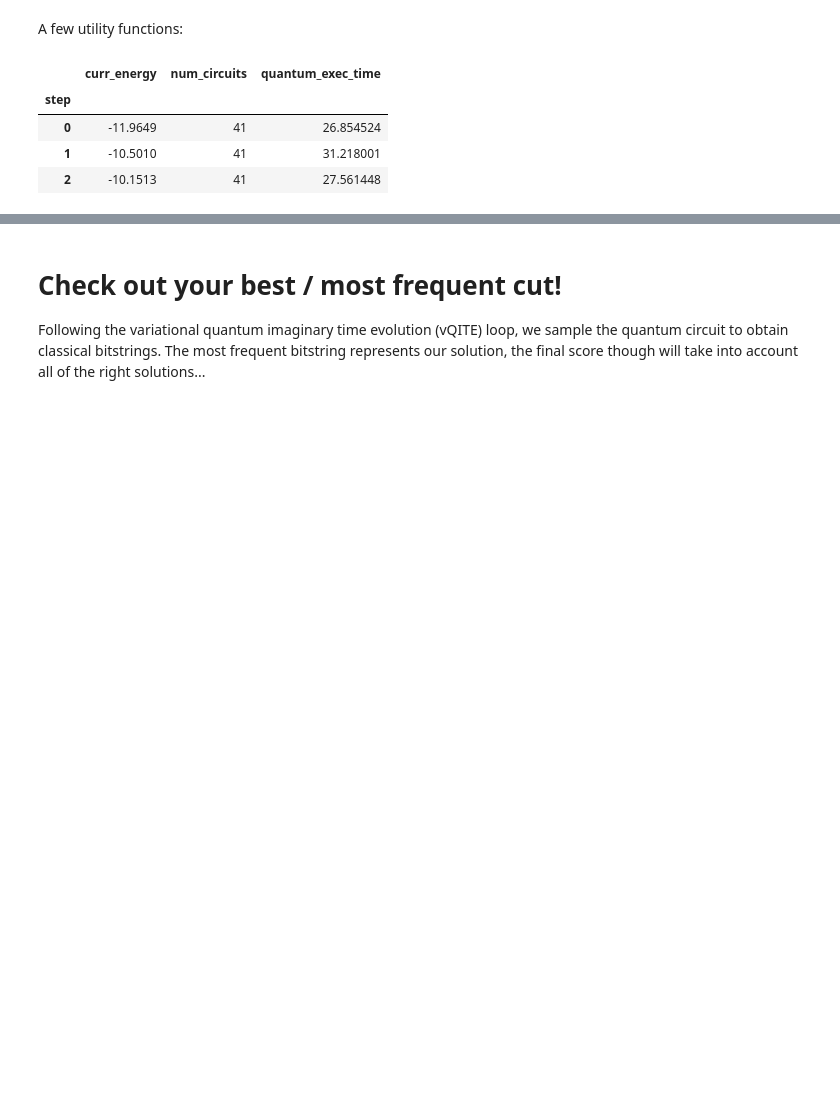
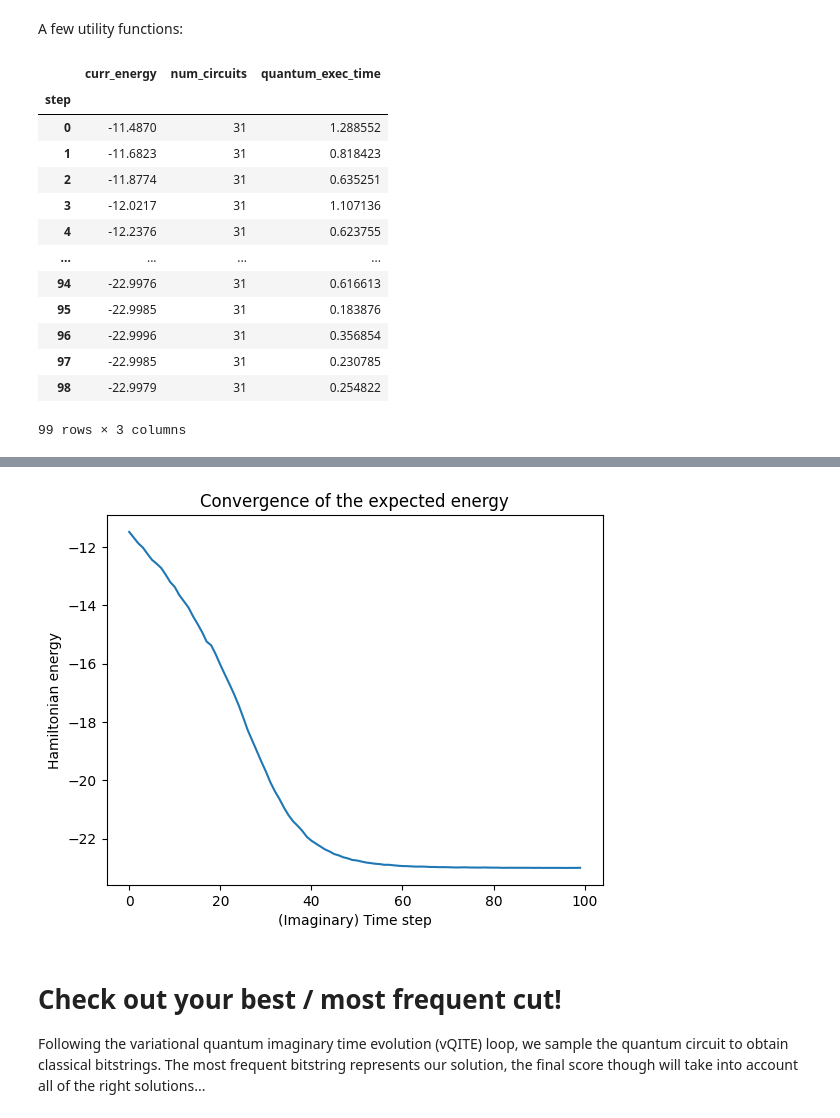
Before and after one commit to king-p3nguin/IonQ-VQI-FLIQ-2025, a Jupyter notebook: IonQ VQI FLIQ 2025.ipynb, the cells around one changed output, grey strips where cells are left out. Cells and saved outputs as stored; diff of their text form; code cells hidden in the pictures; blank space fills up the shorter version.

```diff
--- a/IonQ VQI FLIQ 2025.ipynb
+++ b/IonQ VQI FLIQ 2025.ipynb
@@ -205,6 +205,6 @@ graph8 = defective_grid_4x4()
 # %% [markdown]
 # Input graph
 # %%
-graph = graph6
+graph = graph8
 print(graph)
 # %% [output]
@@ -562,6 +598,7 @@ class QITEvolver:
         the action of ``self.hamiltonian`` according to varQITE.
         """
         curr_params = np.zeros(self.ansatz.num_parameters)
+        prev_params = np.zeros(self.ansatz.num_parameters)
         for k in range(num_steps):
             # Get circuits and measure on backend
             iter_qc = self.get_iteration_circuits(curr_params)
@@ -572,7 +609,8 @@ class QITEvolver:
 
             # Update parameters-- set up defining ODE and step forward
             Gmat, dvec, curr_energy = self.get_defining_ode(measurements)
-            dcurr_params = np.linalg.lstsq(Gmat, dvec, rcond=1e-2)[0]
+            # dcurr_params = np.linalg.lstsq(Gmat, dvec, rcond=1e-2)[0]
+            dcurr_params = np.linalg.lstsq(Gmat, dvec)[0]
             curr_params += lr * dcurr_params
 
             # Progress checkpoint!
@@ -724,15 +762,24 @@ def interpret_solution(graph, bitstring):
 # %%
 %%time
 
 # Set up your QITEvolver and evolve!
 qit_evolver = QITEvolver(ham, ansatz)
-qit_evolver.evolve(num_steps=120, lr=0.1, verbose=True) # lr was 0.5
+qit_evolver.evolve(num_steps=100, lr=0.1, verbose=True) # lr was 0.5
 
 # Visualize your results!
 qit_evolver.plot_convergence()
 # %% [output]
 |  | curr_energy | num_circuits | quantum_exec_time |
 | step |  |  |  |
-| 0 | -11.9649 | 41 | 26.854524 |
-| 1 | -10.5010 | 41 | 31.218001 |
-| 2 | -10.1513 | 41 | 27.561448 |
+| 0 | -11.4870 | 31 | 1.288552 |
+| 1 | -11.6823 | 31 | 0.818423 |
+| 2 | -11.8774 | 31 | 0.635251 |
+| 3 | -12.0217 | 31 | 1.107136 |
+| 4 | -12.2376 | 31 | 0.623755 |
+| ... | ... | ... | ... |
+| 94 | -22.9976 | 31 | 0.616613 |
+| 95 | -22.9985 | 31 | 0.183876 |
+| 96 | -22.9996 | 31 | 0.356854 |
+| 97 | -22.9985 | 31 | 0.230785 |
+| 98 | -22.9979 | 31 | 0.254822 |
+99 rows × 3 columns
@@ -739,3 +788,4 @@ qit_evolver.plot_convergence()
+[figure, added]
 # %% [markdown]
 # Check out your best / most frequent cut!
 Following the variational quantum imaginary time evolution (vQITE) loop, we sample the quantum circuit to obtain classical bitstrings.  The most frequent bitstring represents our solution, the final score though will take into account all of the right solutions...
```
Also changed, not shown: parts of 17 cells of this notebook, 2 other files.
